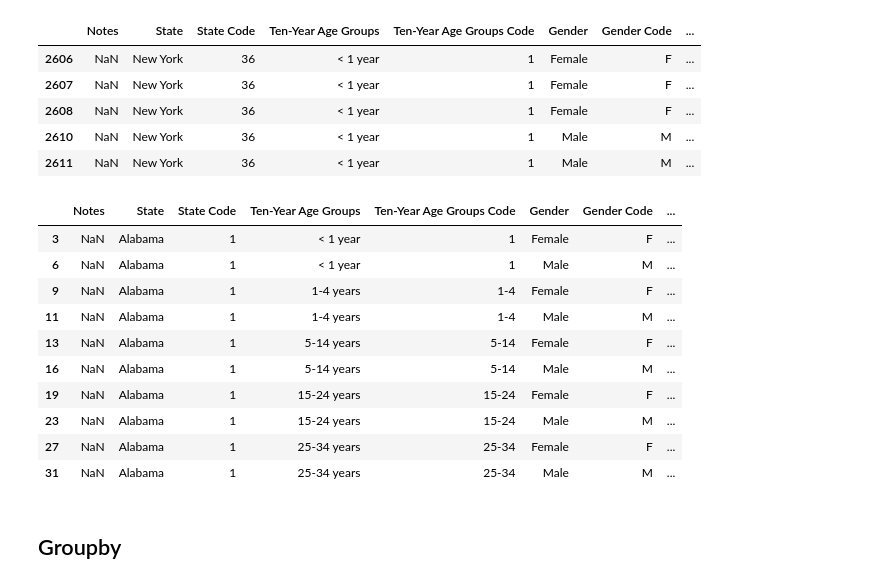
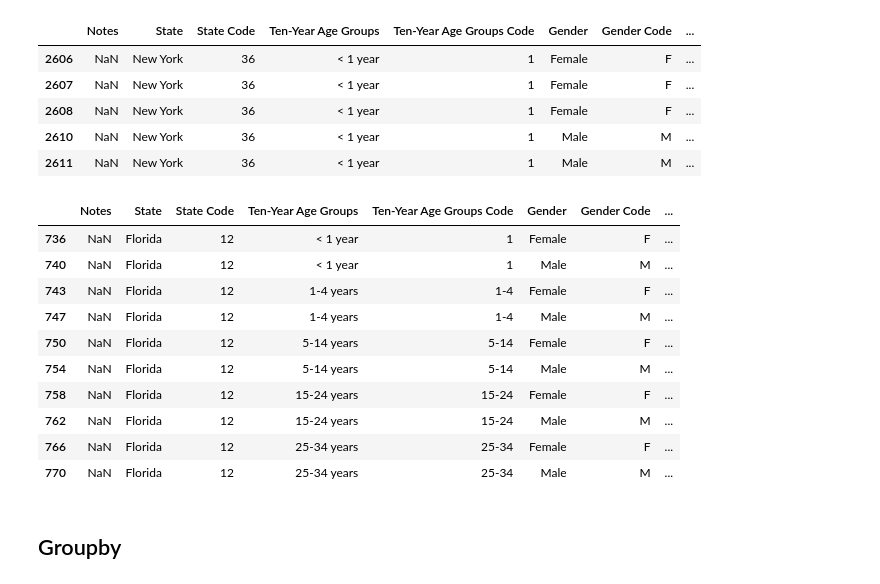
Before and after one commit to AaronAber/ds-skills-seaborn-color-style-nyc-ds-091018, a Jupyter notebook: .~index.ipynb, the cells around one changed output. Drawn from its saved outputs; the diff is of its cells as text; code cells hidden in the pictures.

```diff
--- a/.~index.ipynb
+++ b/.~index.ipynb
@@ -171,20 +171,20 @@ ny_50plus.head()
 | 2610 | NaN | New York | 36 | < 1 year | 1 | Male | M | ... |
 | 2611 | NaN | New York | 36 | < 1 year | 1 | Male | M | ... |
 # %%
-White_100plus = df[(df["Race"]=="White") & (df.["State"] == "Florida") & (df["Deaths"]>100)]
+White_100plus = df[(df["Race"]=="White") & (df["State"] == "Florida") & (df["Deaths"]>100)]
 White_100plus.head(10)
 # %% [output]
 |  | Notes | State | State Code | Ten-Year Age Groups | Ten-Year Age Groups Code | Gender | Gender Code | ... |
-| 3 | NaN | Alabama | 1 | < 1 year | 1 | Female | F | ... |
-| 6 | NaN | Alabama | 1 | < 1 year | 1 | Male | M | ... |
-| 9 | NaN | Alabama | 1 | 1-4 years | 1-4 | Female | F | ... |
-| 11 | NaN | Alabama | 1 | 1-4 years | 1-4 | Male | M | ... |
-| 13 | NaN | Alabama | 1 | 5-14 years | 5-14 | Female | F | ... |
-| 16 | NaN | Alabama | 1 | 5-14 years | 5-14 | Male | M | ... |
-| 19 | NaN | Alabama | 1 | 15-24 years | 15-24 | Female | F | ... |
-| 23 | NaN | Alabama | 1 | 15-24 years | 15-24 | Male | M | ... |
-| 27 | NaN | Alabama | 1 | 25-34 years | 25-34 | Female | F | ... |
-| 31 | NaN | Alabama | 1 | 25-34 years | 25-34 | Male | M | ... |
+| 736 | NaN | Florida | 12 | < 1 year | 1 | Female | F | ... |
+| 740 | NaN | Florida | 12 | < 1 year | 1 | Male | M | ... |
+| 743 | NaN | Florida | 12 | 1-4 years | 1-4 | Female | F | ... |
+| 747 | NaN | Florida | 12 | 1-4 years | 1-4 | Male | M | ... |
+| 750 | NaN | Florida | 12 | 5-14 years | 5-14 | Female | F | ... |
+| 754 | NaN | Florida | 12 | 5-14 years | 5-14 | Male | M | ... |
+| 758 | NaN | Florida | 12 | 15-24 years | 15-24 | Female | F | ... |
+| 762 | NaN | Florida | 12 | 15-24 years | 15-24 | Male | M | ... |
+| 766 | NaN | Florida | 12 | 25-34 years | 25-34 | Female | F | ... |
+| 770 | NaN | Florida | 12 | 25-34 years | 25-34 | Male | M | ... |
 # %% [markdown]
 ## Groupby
 # %%
```
Also changed, not shown: 1 other file.
